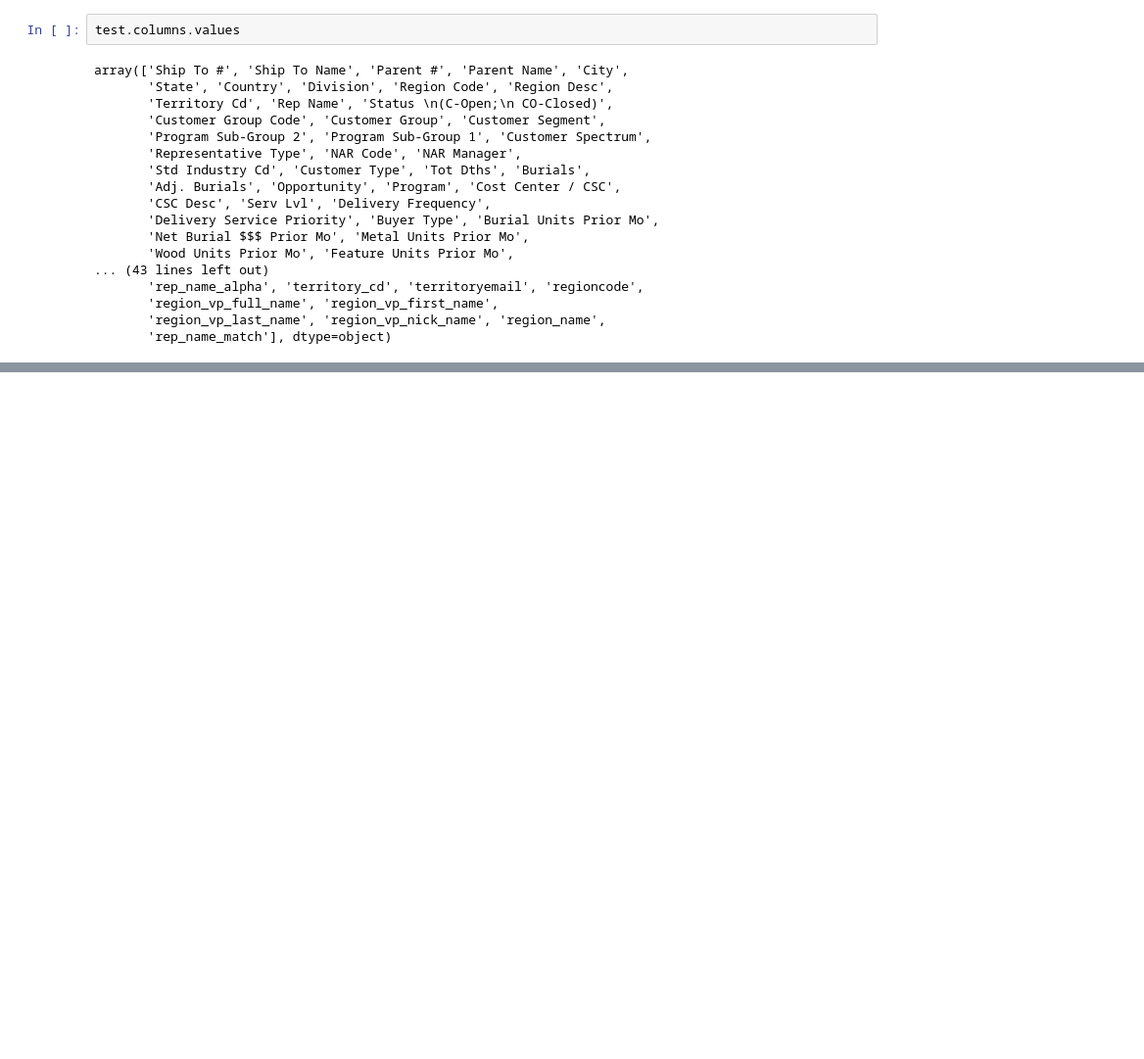
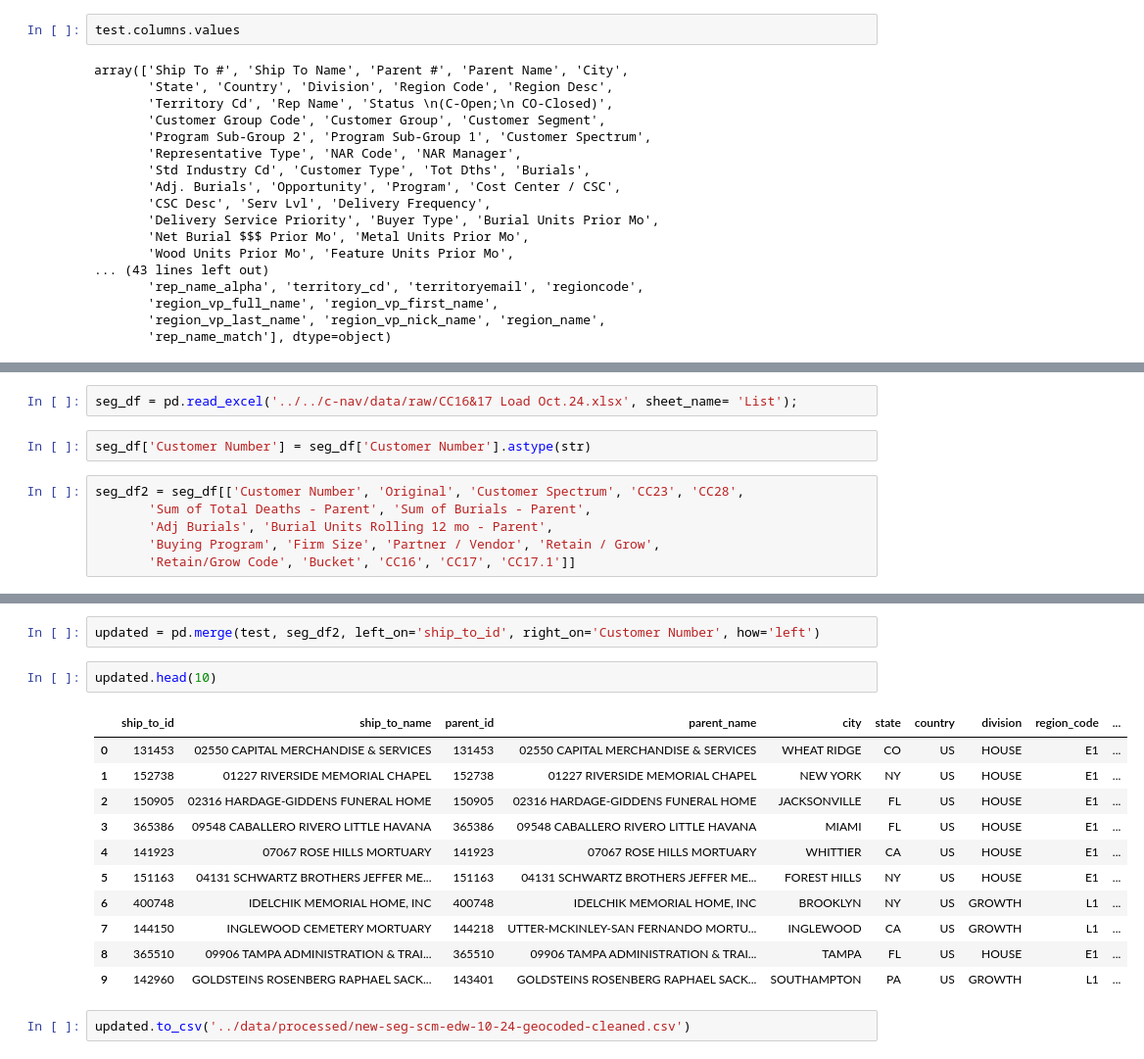
Before and after one commit to ssv-gh/salesforce-effectiveness, a Jupyter notebook: py/join-live-edw-with-scm.ipynb, the cells around one changed output, grey strips where cells are left out. Shown at 98% size. Drawn from its saved outputs; the diff is of its cells as text; blank space fills up the shorter version.

Commit message:
add edw data

```diff
--- a/py/join-live-edw-with-scm.ipynb
+++ b/py/join-live-edw-with-scm.ipynb
@@ -371,0 +381,10 @@ test.to_csv('../data/processed/scm-and-rvps-10-24-geocoded-cleaned.csv')
+# %%
+seg_df = pd.read_excel('../../c-nav/data/raw/CC16&17 Load Oct.24.xlsx', sheet_name= 'List');
+# %%
+seg_df['Customer Number'] = seg_df['Customer Number'].astype(str)
+# %%
+seg_df2 = seg_df[['Customer Number', 'Original', 'Customer Spectrum', 'CC23', 'CC28',
+       'Sum of Total Deaths - Parent', 'Sum of Burials - Parent',
+       'Adj Burials', 'Burial Units Rolling 12 mo - Parent',
+       'Buying Program', 'Firm Size', 'Partner / Vendor', 'Retain / Grow',
+       'Retain/Grow Code', 'Bucket', 'CC16', 'CC17', 'CC17.1']]
@@ -371,0 +429,18 @@ test.to_csv('../data/processed/scm-and-rvps-10-24-geocoded-cleaned.csv')
+# %%
+updated = pd.merge(test, seg_df2, left_on='ship_to_id', right_on='Customer Number', how='left')
+# %%
+updated.head(10)
+# %% [output]
+|  | ship_to_id | ship_to_name | parent_id | parent_name | city | state | country | division | region_code | ... |
+| 0 | 131453 | 02550 CAPITAL MERCHANDISE & SERVICES | 131453 | 02550 CAPITAL MERCHANDISE & SERVICES | WHEAT RIDGE | CO | US | HOUSE | E1 | ... |
+| 1 | 152738 | 01227 RIVERSIDE MEMORIAL CHAPEL | 152738 | 01227 RIVERSIDE MEMORIAL CHAPEL | NEW YORK | NY | US | HOUSE | E1 | ... |
+| 2 | 150905 | 02316 HARDAGE-GIDDENS FUNERAL HOME | 150905 | 02316 HARDAGE-GIDDENS FUNERAL HOME | JACKSONVILLE | FL | US | HOUSE | E1 | ... |
+| 3 | 365386 | 09548 CABALLERO RIVERO LITTLE HAVANA | 365386 | 09548 CABALLERO RIVERO LITTLE HAVANA | MIAMI | FL | US | HOUSE | E1 | ... |
+| 4 | 141923 | 07067 ROSE HILLS MORTUARY | 141923 | 07067 ROSE HILLS MORTUARY | WHITTIER | CA | US | HOUSE | E1 | ... |
+| 5 | 151163 | 04131 SCHWARTZ BROTHERS JEFFER ME... | 151163 | 04131 SCHWARTZ BROTHERS JEFFER ME... | FOREST HILLS | NY | US | HOUSE | E1 | ... |
+| 6 | 400748 | IDELCHIK MEMORIAL HOME, INC | 400748 | IDELCHIK MEMORIAL HOME, INC | BROOKLYN | NY | US | GROWTH | L1 | ... |
+| 7 | 144150 | INGLEWOOD CEMETERY MORTUARY | 144218 | UTTER-MCKINLEY-SAN FERNANDO MORTU... | INGLEWOOD | CA | US | GROWTH | L1 | ... |
+| 8 | 365510 | 09906 TAMPA ADMINISTRATION & TRAI... | 365510 | 09906 TAMPA ADMINISTRATION & TRAI... | TAMPA | FL | US | HOUSE | E1 | ... |
+| 9 | 142960 | GOLDSTEINS ROSENBERG RAPHAEL SACK... | 143401 | GOLDSTEINS ROSENBERG RAPHAEL SACK... | SOUTHAMPTON | PA | US | GROWTH | L1 | ... |
+# %%
+updated.to_csv('../data/processed/new-seg-scm-edw-10-24-geocoded-cleaned.csv')
```
Also changed, not shown: parts of 15 cells of this notebook, 1 other file.
